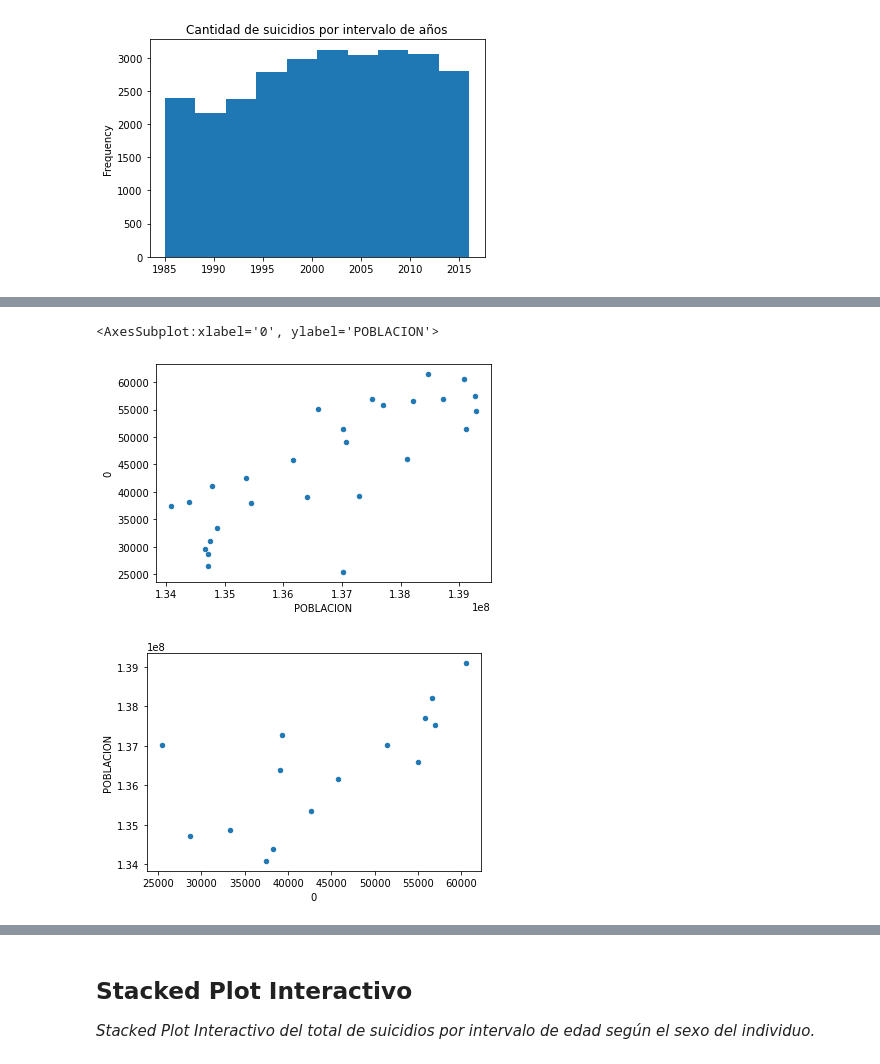
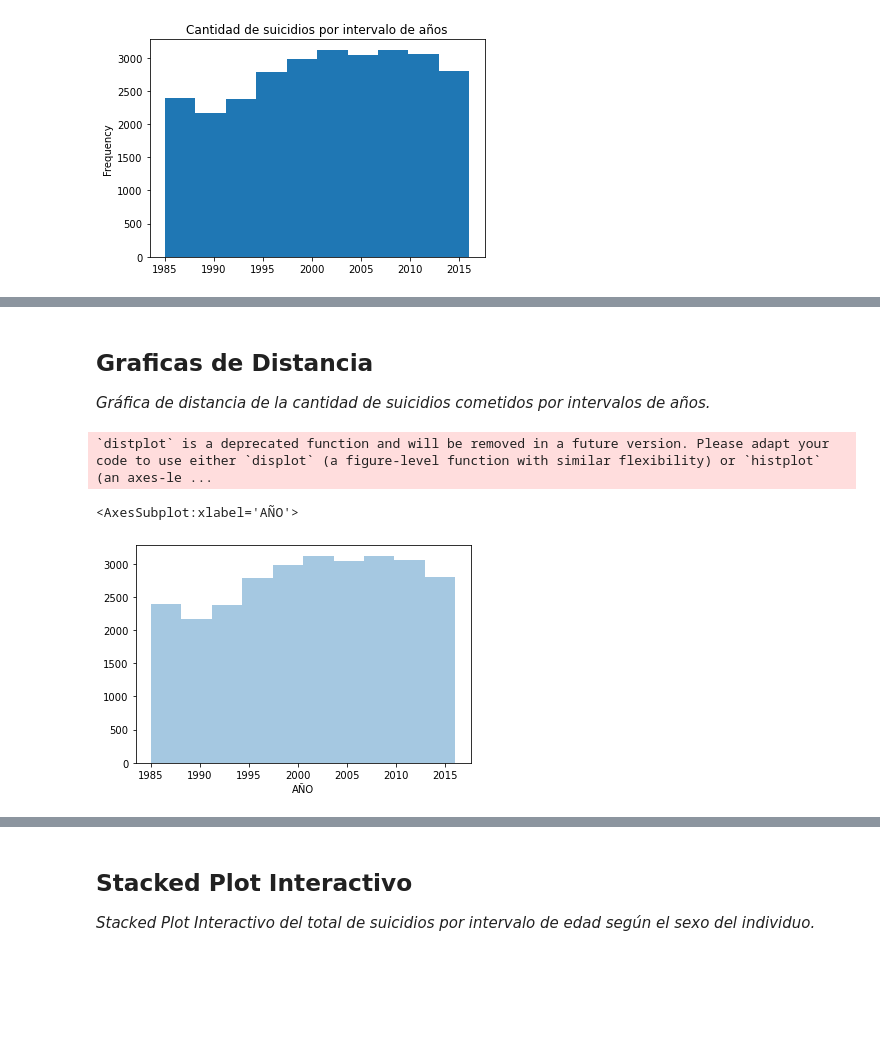
Before and after one commit to SahoriRamirez/MineriaDeDatos, a Jupyter notebook: Archivos/Vialización_04.ipynb, the cells around one changed output, grey strips where cells are left out. Cells and saved outputs as stored; diff of their text form; code cells hidden in the pictures; blank space fills up the shorter version.

```diff
--- a/Archivos/Vialización_04.ipynb
+++ b/Archivos/Vialización_04.ipynb
@@ -573,8 +539,9 @@ grafico_scatter2.insert(1,'POBLACION',poblacion_años_federacion)
-# %%
-#CREADNO COMPARATIVA 2
-grafico_scatter2.plot.scatter(x='POBLACION',y=0)
-grafico_scatter2.sample(15).plot.scatter(x=0,y='POBLACION')
-# %% [output]
-<AxesSubplot:xlabel='0', ylabel='POBLACION'>
-[figure, removed]
-[figure, removed]
+# %% [markdown]
+## Graficas de Distancia
+_Gráfica de distancia de la cantidad de suicidios cometidos por intervalos de años._
+# %%
+sbs.distplot(suicidios_limpieza['AÑO'], bins=10, kde=False)
+# %% [output]
+`distplot` is a deprecated function and will be removed in a future version. Please adapt your code to use either `displot` (a figure-level function with similar flexibility) or `histplot` (an axes-le ...
+<AxesSubplot:xlabel='AÑO'>
+[figure, added]
```
Also changed, not shown: parts of 32 cells of this notebook.
